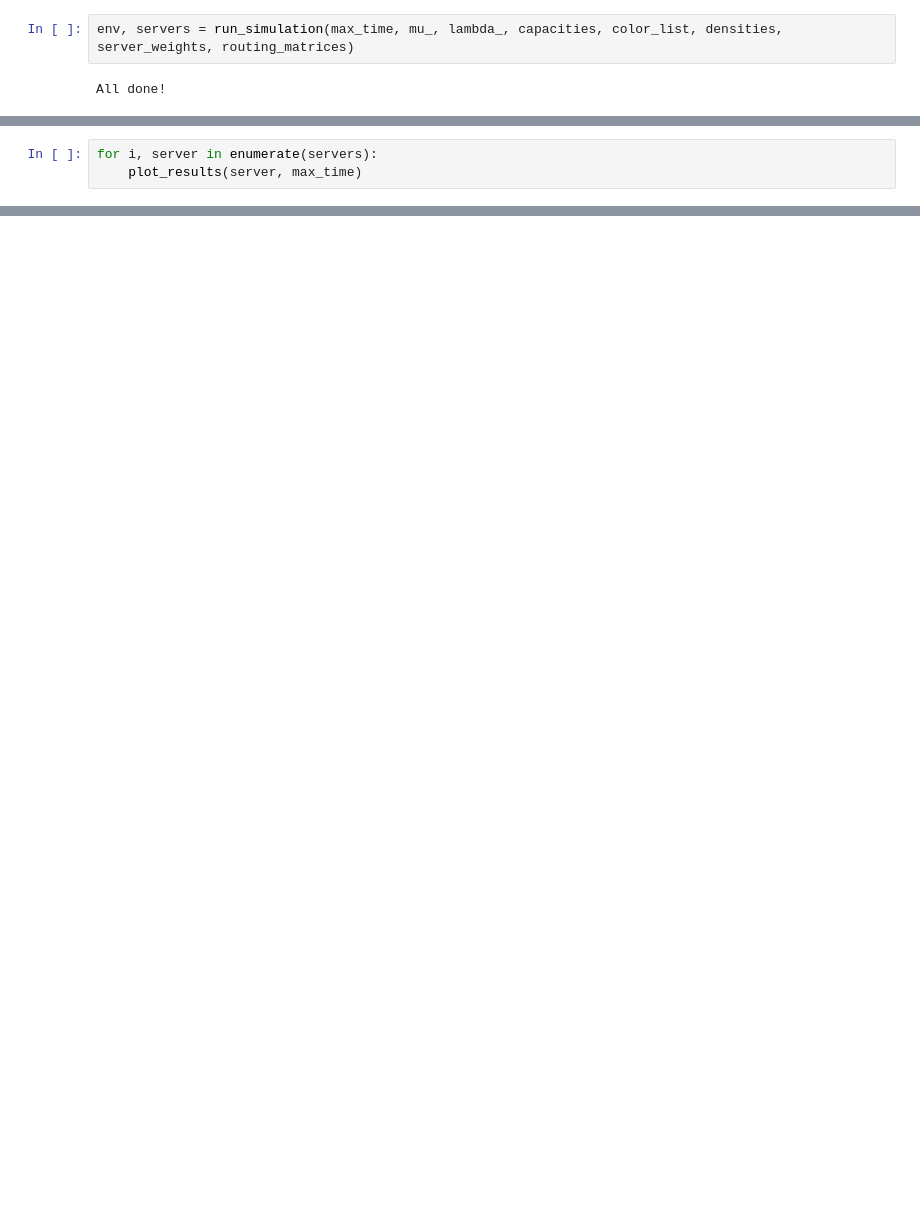
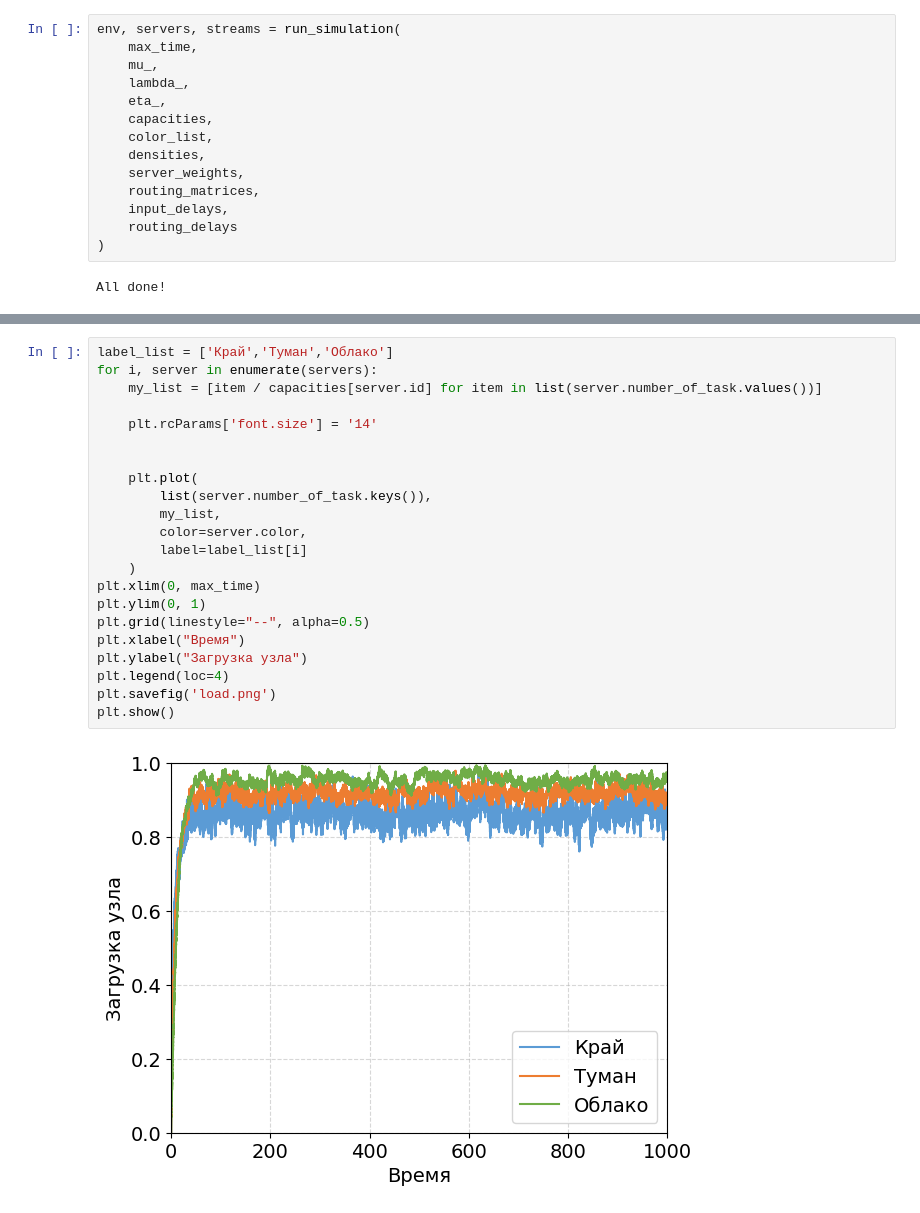
Before and after one commit to Lofftavelglarn/Research-Work-Simulation-Model-IoT, a Jupyter notebook: SimulationModeling.ipynb, the cells around one changed output, grey strips where cells are left out. Saved outputs shown, nothing was run; the diff lists cells and outputs as text; blank space fills up the shorter version.

```diff
--- a/SimulationModeling.ipynb
+++ b/SimulationModeling.ipynb
@@ -130,4 +203,16 @@ def run_simulation(max_time, mu_, lambda_, capacities, color_list, densities, se
 # %%
-env, servers = run_simulation(max_time, mu_, lambda_, capacities, color_list, densities, server_weights, routing_matrices)
+env, servers, streams = run_simulation(
+    max_time,
+    mu_,
+    lambda_,
+    eta_,
+    capacities,
+    color_list,
+    densities,
+    server_weights,
+    routing_matrices,
+    input_delays,
+    routing_delays
+)
 # %% [output]
 All done!
@@ -155,3 +304,0 @@ def plot_results(server, max_time):
-# %%
-for i, server in enumerate(servers):
-    plot_results(server, max_time)
@@ -164,0 +305,24 @@ for i, server in enumerate(servers):
+# %%
+label_list = ['Край','Туман','Облако']
+for i, server in enumerate(servers):
+    my_list = [item / capacities[server.id] for item in list(server.number_of_task.values())]
+
+    plt.rcParams['font.size'] = '14'
+
+
+    plt.plot(
+        list(server.number_of_task.keys()),
+        my_list,
+        color=server.color,
+        label=label_list[i]
+    )
+plt.xlim(0, max_time)
+plt.ylim(0, 1)
+plt.grid(linestyle="--", alpha=0.5)
+plt.xlabel("Время")
+plt.ylabel("Загрузка узла")
+plt.legend(loc=4)
+plt.savefig('load.png')
+plt.show()
+# %% [output]
+[figure, added]
```
Also changed, not shown: parts of 24 cells of this notebook.
